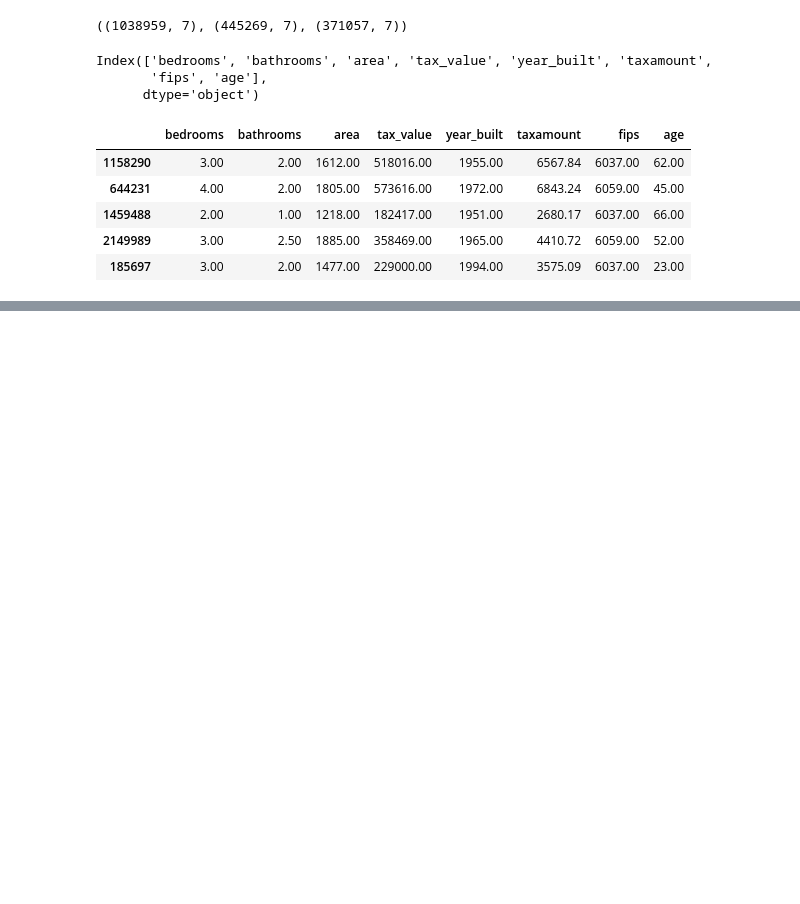
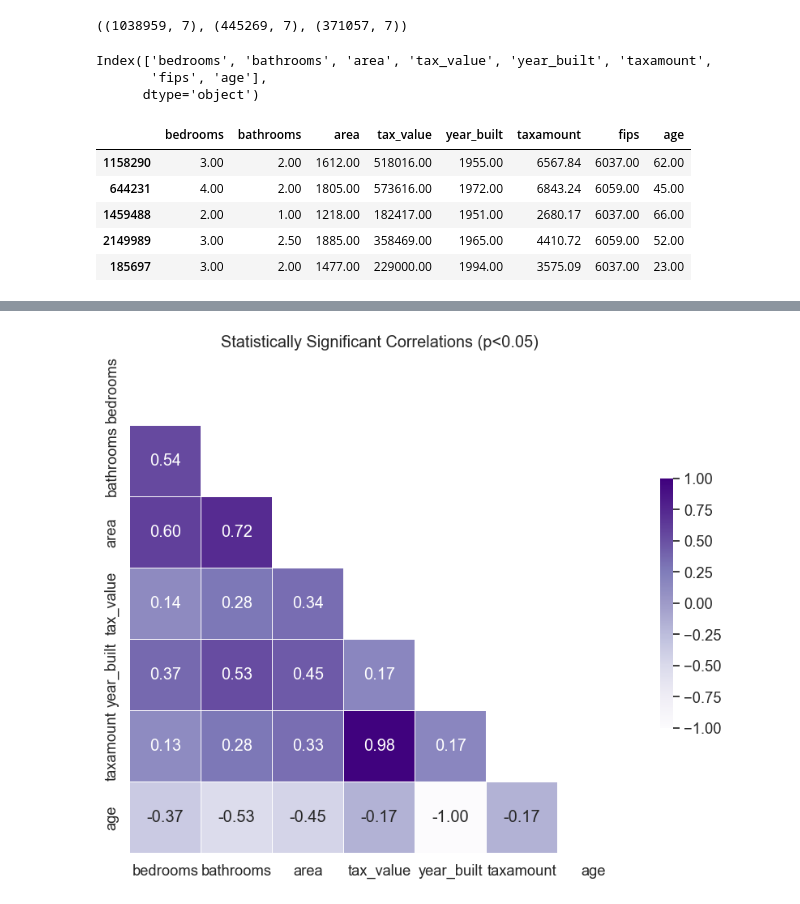
Before and after one commit to gabecavazos/regression_project, a Jupyter notebook: work.ipynb, the cells around one changed output, grey strips where cells are left out. Cells and saved outputs as stored; diff of their text form; code cells hidden in the pictures; blank space fills up the shorter version.

```diff
--- a/work.ipynb
+++ b/work.ipynb
@@ -164,0 +161,4 @@ GaussianProcessRegressor             0.08
+# %%
+evaluate.visualize_corr(wrangle.remove_outliers(train, k=0.95,col_list= ['area']).drop(columns = 'fips'))
+# %% [output]
+[figure, added]
```
Also changed, not shown: parts of 23 cells of this notebook, 2 other files.
